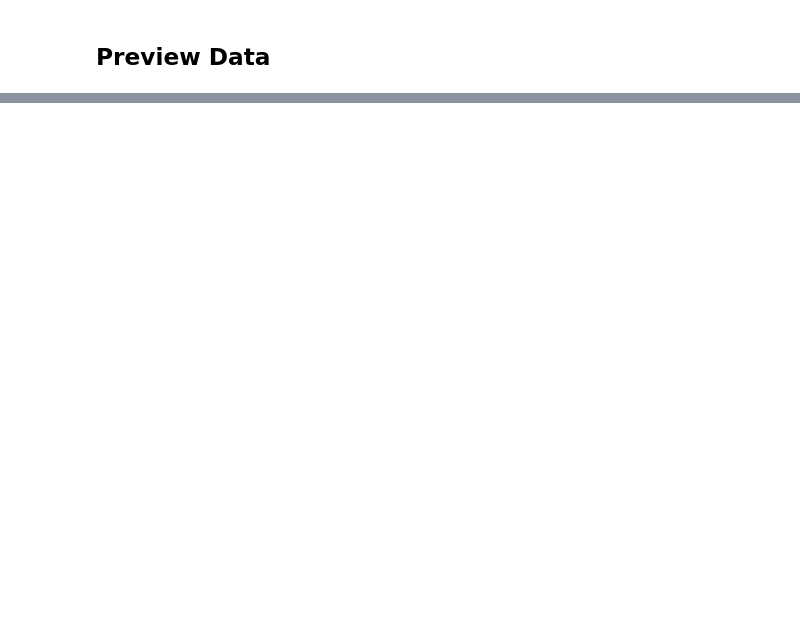
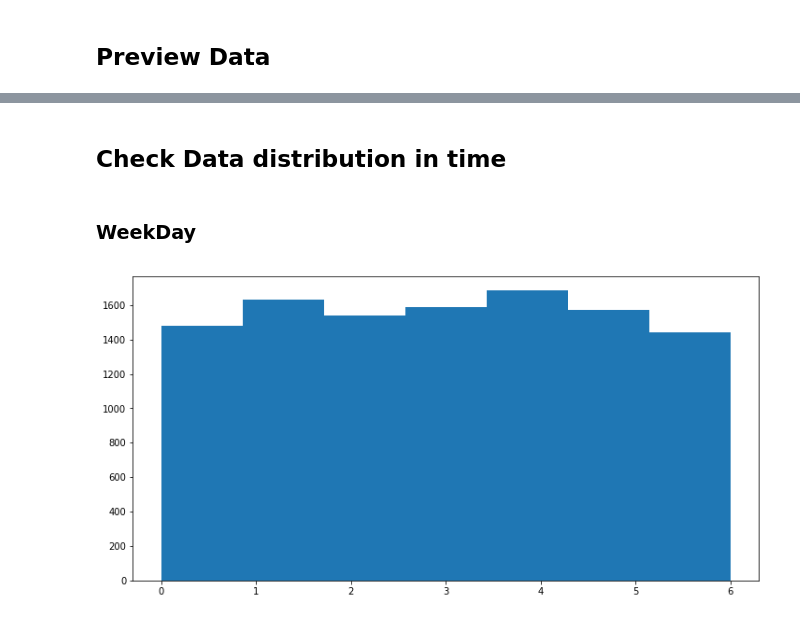
Before and after one commit to wlee0515/Application_Criteria_Generator, a Jupyter notebook: Application_Criteria_Generator/Code/DataPrep/Exploratory Data Analysis.ipynb, the cells around one changed output, grey strips where cells are left out. Saved outputs shown, nothing was run; the diff lists cells and outputs as text; code cells hidden in the pictures; blank space fills up the shorter version.

```diff
--- a/Application_Criteria_Generator/Code/DataPrep/Exploratory Data Analysis.ipynb
+++ b/Application_Criteria_Generator/Code/DataPrep/Exploratory Data Analysis.ipynb
@@ -24,8 +24,9 @@ for wRoot, wDirs, wFiles in os.walk(wDatabaseFolder):
     for wFilename in wFiles:
         wCurrentFilename = os.path.join(wRoot, wFilename)
         list_of_database.append(pd.read_csv(wCurrentFilename, index_col=None))
+        break
 
-df_ActiveApp = pd.concat(list_of_database, axis=0, ignore_index= True)
+df_active_app = pd.concat(list_of_database, axis=0, ignore_index= True)
 
 # de-reference loaded dataframe list
 list_of_database = []
@@ -37,0 +56,10 @@ df_ActiveApp.tail(10)
+# %% [markdown]
+## Check Data distribution in time
+# %% [markdown]
+### WeekDay
+# %%
+plt.figure(figsize=(12,6))
+plt.hist(df_active_app['day_of_week'], bins=7)
+plt.show()
+# %% [output]
+[figure, added]
```
Also changed, not shown: parts of 7 cells of this notebook, 1 other file.
